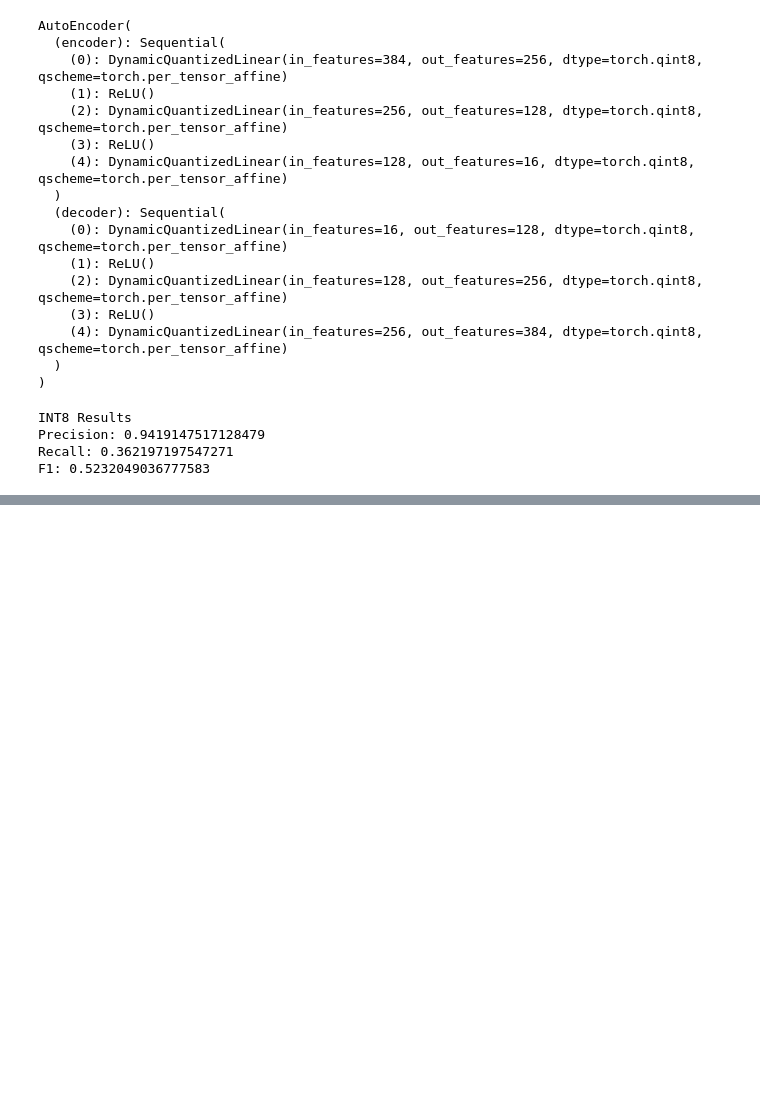
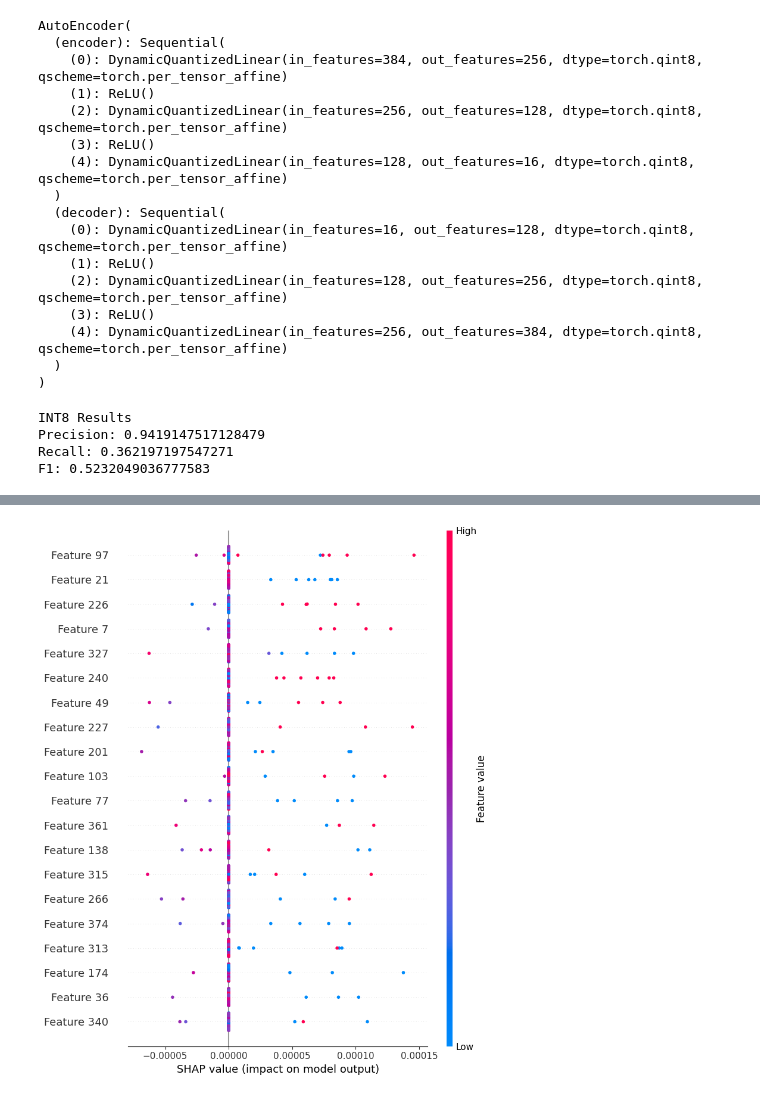
Before and after one commit to zzunairaa/Impact-of-Model-Quantization-on-Anomaly-Detection-in-High-Dimensional-NLP-Embedding-Spaces, a Jupyter notebook: AI3.ipynb, the cells around one changed output, grey strips where cells are left out. Saved outputs shown, nothing was run; the diff lists cells and outputs as text; code cells hidden in the pictures; blank space fills up the shorter version.

```diff
--- a/AI3.ipynb
+++ b/AI3.ipynb
@@ -511,0 +534,6 @@ F1: 0.5232049036777583
+# %%
+idx = np.random.choice(len(X_test), 500, replace=False)
+X_sample = X_test[idx]
+# %%
+bg_idx = np.random.choice(len(X_train), 200, replace=False)
+X_bg = X_train[bg_idx]
@@ -511,0 +561,10 @@ F1: 0.5232049036777583
+# %%
+import shap
+
+explainer_fp32 = shap.KernelExplainer(ae_error_fp32, X_bg[:100])
+# %%
+shap_vals_fp32 = explainer_fp32.shap_values(X_sample[:100])
+# %%
+shap.summary_plot(shap_vals_fp32, X_sample[:100])
+# %% [output]
+[figure, added]
```
Also changed, not shown: parts of 6 cells of this notebook.
